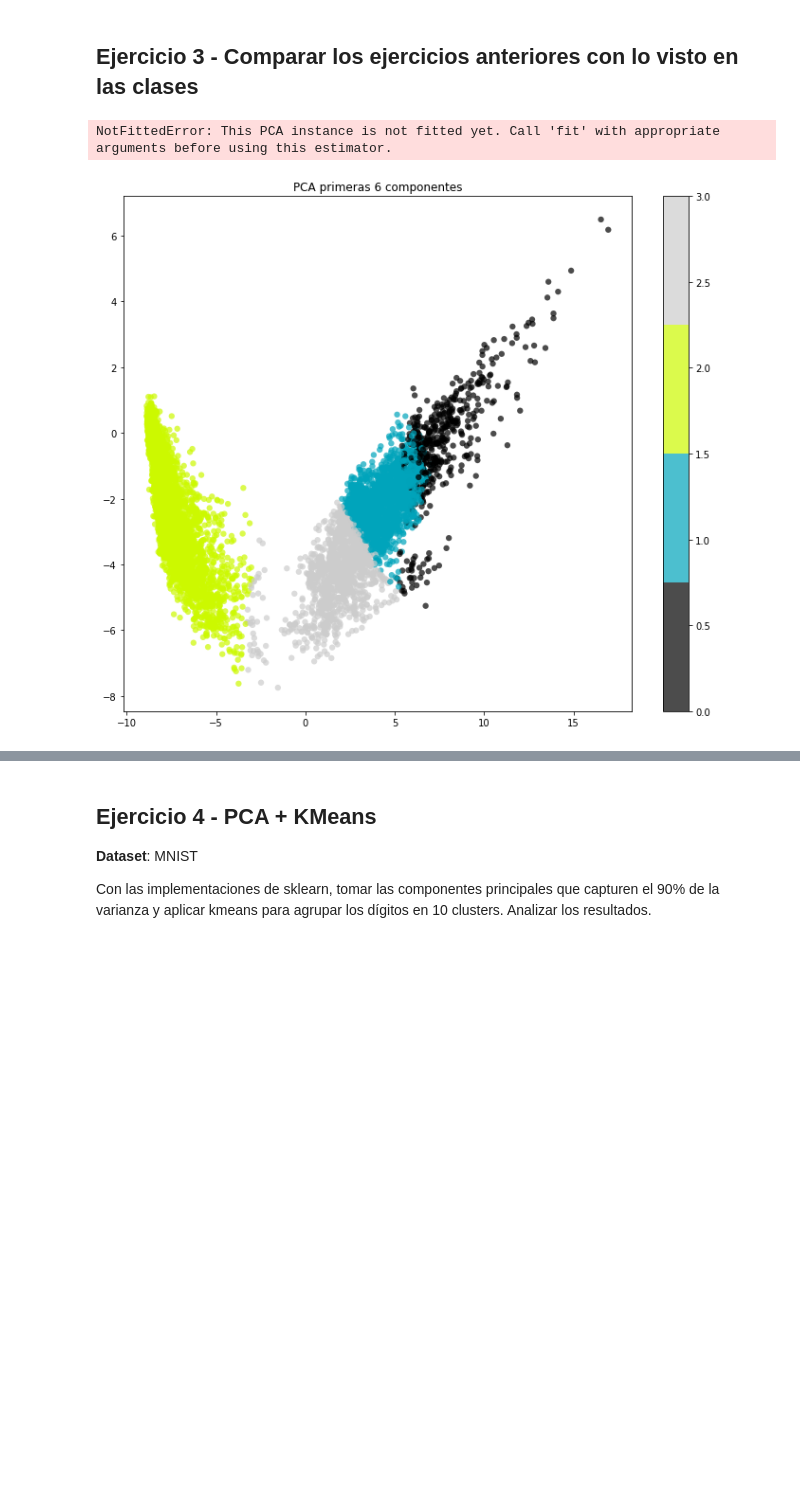
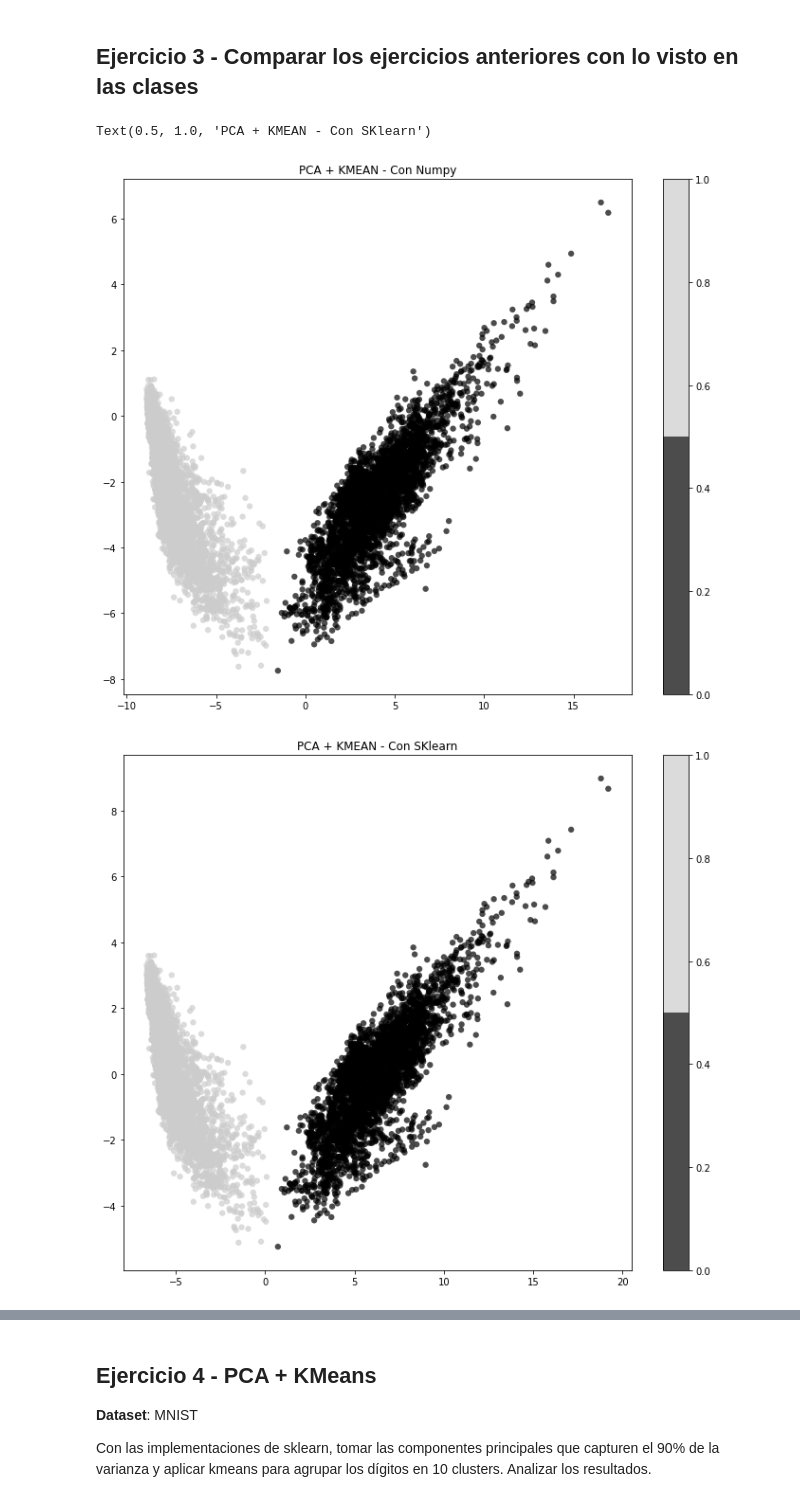
Before and after one commit to carlosdomenje/1B-Introduccion-IA, a Jupyter notebook: TP1/Trabajo_Practico_1.ipynb, the cells around one changed output, grey strips where cells are left out. Cells and saved outputs as stored; diff of their text form; code cells hidden in the pictures; blank space fills up the shorter version.

Commit message:
Se agregan las comparaciones de ejericios implementados vs ejercicios realizados con sklearn

```diff
--- a/TP1/Trabajo_Practico_1.ipynb
+++ b/TP1/Trabajo_Practico_1.ipynb
@@ -174,33 +174,79 @@ Text(0.5, 1.0, 'Implementación de KMEANS - 6 Clusters')
 #####################################################
 # Tomamos para el test 2 componentes.
 num_componentes = 2
 # El dataset es el X_train que se viene utilizando en ejericios anteriores
 X = X_train
 #Calculamos PCA
 PCA_numpy_test = PCA_numpy(X,num_componentes)
 #Calculamos Kmeans
 clusters = Kmeans_Numpy(PCA_numpy_test,num_componentes)
 
 # Graficamos los primeros dos componentes
 plt.figure(figsize=(12,10))
 plt.scatter(PCA_numpy_test[:, 0], PCA_numpy_test[:, 1], c=clusters, edgecolor='none', alpha=0.7, s=40, cmap=plt.cm.get_cmap('nipy_spectral', num_componentes))
 plt.colorbar()
 plt.title('PCA + KMEAN - Con Numpy')
 
 
-#Calculo PCA con la libreria de Sklearn
+# 1. Testing para PCA y KMeans realizados con SKlearn
+#####################################################
 pca = PCA(n_components=num_componentes)
 pca.fit(X)
 pca_cal_sklearn = pca.transform(X)
 
 kmeans = KMeans(n_clusters=num_componentes, n_init=100, random_state=RANDOM_STATE)
 kmeans.fit(pca_cal_sklearn)
 cluster_labels = kmeans.labels_
 
 plt.figure(figsize=(12,10))
 plt.scatter(pca_cal_sklearn[:, 0], pca_cal_sklearn[:, 1], c=cluster_labels, edgecolor='none', alpha=0.7, s=40, cmap=plt.cm.get_cmap('nipy_spectral', num_componentes))
 plt.colorbar()
 plt.title('PCA + KMEAN - Con SKlearn')
+################################################################
+# 1. Conclusion: Podemos ver que para 2 componentes
+# el comportamiento es similar entre las dos implementaciones.
+################################################################
+
+# ------------------------------------------------------------- **** ---------------------------------------------------------------------
+
+# 2. Testing para PCA y KMeans realizados con Numpy
+#####################################################
+# Tomamos para el test 6 componentes.
+num_componentes = 6
+# El dataset es el X_train que se viene utilizando en ejericios anteriores
+X = X_train
+#Calculamos PCA
+PCA_numpy_test = PCA_numpy(X,num_componentes)
+#Calculamos Kmeans
+clusters = Kmeans_Numpy(PCA_numpy_test,num_componentes)
+
+# Graficamos los primeros dos componentes
+plt.figure(figsize=(12,10))
+plt.scatter(PCA_numpy_test[:, 0], PCA_numpy_test[:, 1], c=clusters, edgecolor='none', alpha=0.7, s=40, cmap=plt.cm.get_cmap('nipy_spectral', num_componentes))
+plt.colorbar()
+plt.title('PCA + KMEAN - Con Numpy')
+
+
+# 2. Testing para PCA y KMeans realizados con SKlearn
+#####################################################
+pca = PCA(n_components=num_componentes)
+pca.fit(X)
+pca_cal_sklearn = pca.transform(X)
+
+kmeans = KMeans(n_clusters=num_componentes, n_init=100, random_state=RANDOM_STATE)
+kmeans.fit(pca_cal_sklearn)
+cluster_labels = kmeans.labels_
+
+plt.figure(figsize=(12,10))
+plt.scatter(pca_cal_sklearn[:, 0], pca_cal_sklearn[:, 1], c=cluster_labels, edgecolor='none', alpha=0.7, s=40, cmap=plt.cm.get_cmap('nipy_spectral', num_componentes))
+plt.colorbar()
+plt.title('PCA + KMEAN - Con SKlearn')
+################################################################
+# 2. Conclusion: Podemos ver que para 6 componentes
+# el comportamiento tambien se ajusta a los valores obtenidos
+# por las librerias de sklearn vs las librerias implementadas.
+################################################################
 # %% [output]
-NotFittedError: This PCA instance is not fitted yet. Call 'fit' with appropriate arguments before using this estimator.
+Text(0.5, 1.0, 'PCA + KMEAN - Con SKlearn')
-[figure, old version]
+[figure, new version]
+[figure, added]
```
Also changed, not shown: parts of 1 cell of this notebook.
